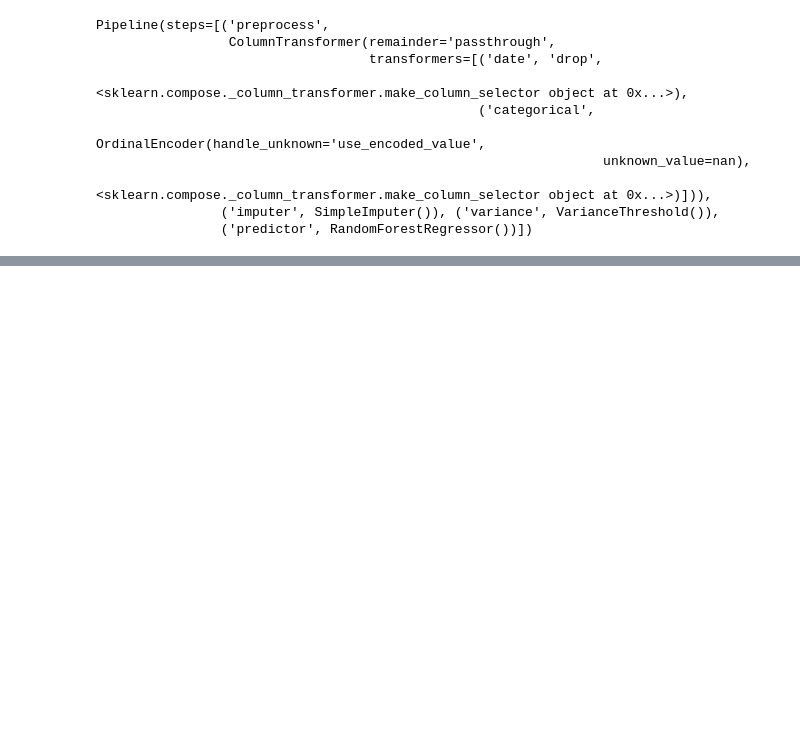
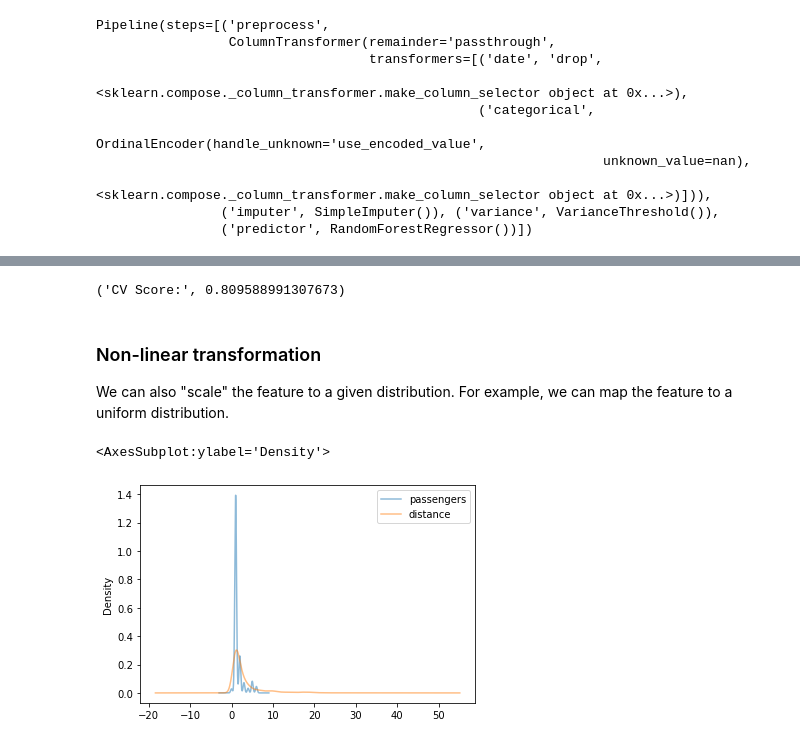
Before and after one commit to adrianemikko/feature-engineering-tutorials, a Jupyter notebook: Feature Engineering 3.ipynb, the cells around one changed output, grey strips where cells are left out. Saved outputs shown, nothing was run; the diff lists cells and outputs as text; code cells hidden in the pictures; blank space fills up the shorter version.

```diff
--- a/Feature Engineering 3.ipynb
+++ b/Feature Engineering 3.ipynb
@@ -54,7 +54,9 @@ def convert_text_cols_to_categorical(df):
     cols = df.select_dtypes(include=['object']).columns
     return df.astype({col: 'category' for col in cols})
 
-X = df.pipe(convert_text_cols_to_categorical)
+X = df.pipe(convert_text_cols_to_categorical).drop(
+    columns=['fare', 'tip', 'tolls', 'total'])
+y = df['total']
 
 X.info()
 # %% [output]
@@ -120,7 +122,7 @@ Pipeline(steps=[('preprocess',
                 ('variance', VarianceThreshold()),
                 ('predictor', Lasso(alpha=0.8))])
 # %%
-pipe.fit(X.drop(columns='fare'), X['fare'])
+pipe.fit(X, y)
 # %% [output]
 ValueError: Input contains NaN, infinity or a value too large for dtype('float64').
 # %%
@@ -133,7 +135,7 @@ pipe = Pipeline(
         ('predictor', HistGradientBoostingRegressor()),
     ]
 )
-pipe
+pipe.fit(X, y)
 # %% [output]
 Pipeline(steps=[('preprocess',
                  ColumnTransformer(remainder='passthrough',
@@ -235,0 +337,13 @@ array([nan, nan, nan, nan, nan])
+# %%
+scores = cross_val_score(pipe, X=X,y=y, cv=5, error_score='raise')
+'CV Score:', scores.mean()
+# %% [output]
+('CV Score:', 0.809588991307673)
+# %% [markdown]
+### Non-linear transformation
+We can also "scale" the feature to a given distribution. For example, we can map the feature to a uniform distribution.
+# %%
+X[['passengers', 'distance']].plot(kind='kde', alpha=0.5)
+# %% [output]
+<AxesSubplot:ylabel='Density'>
+[figure, added]
```
Also changed, not shown: parts of 26 cells of this notebook.
